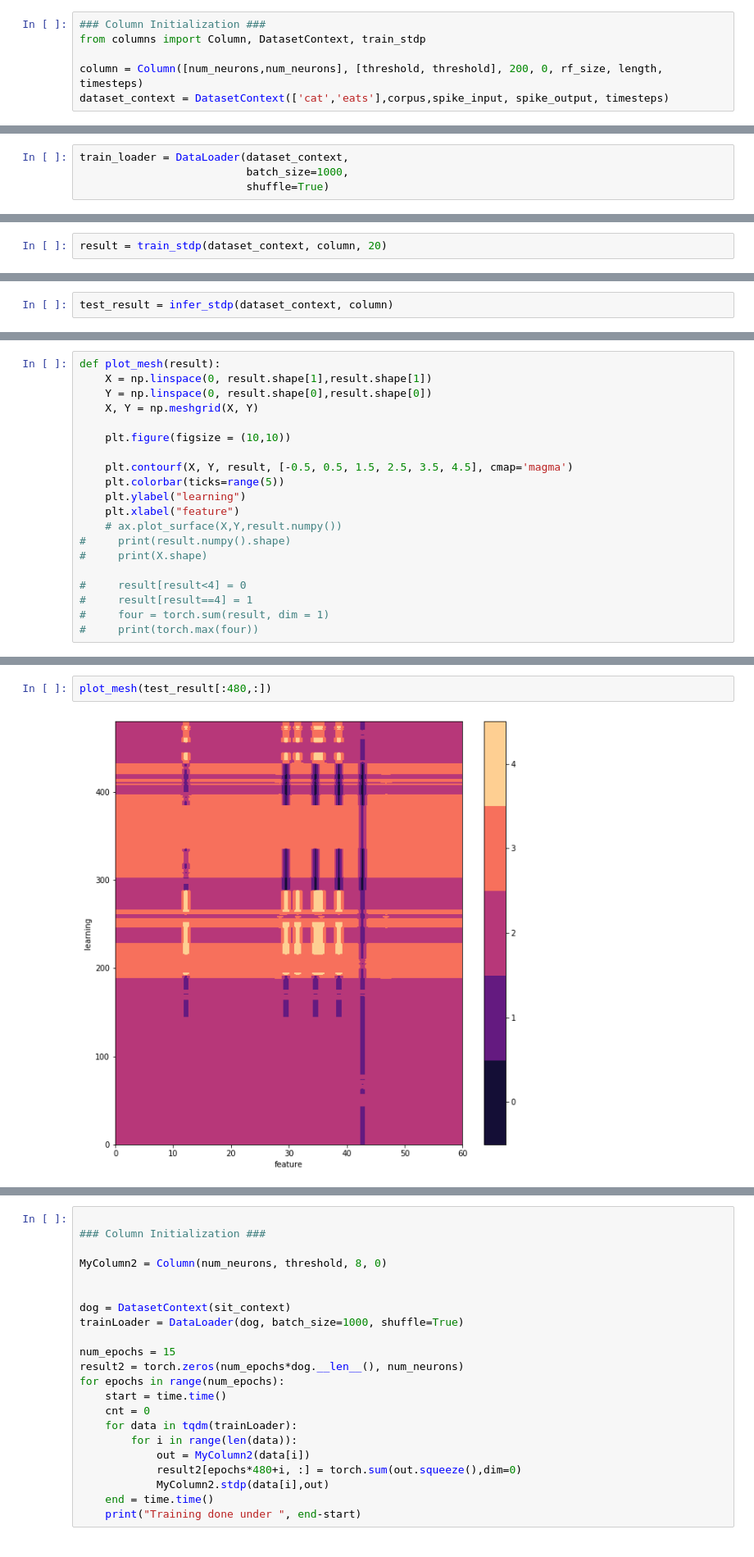
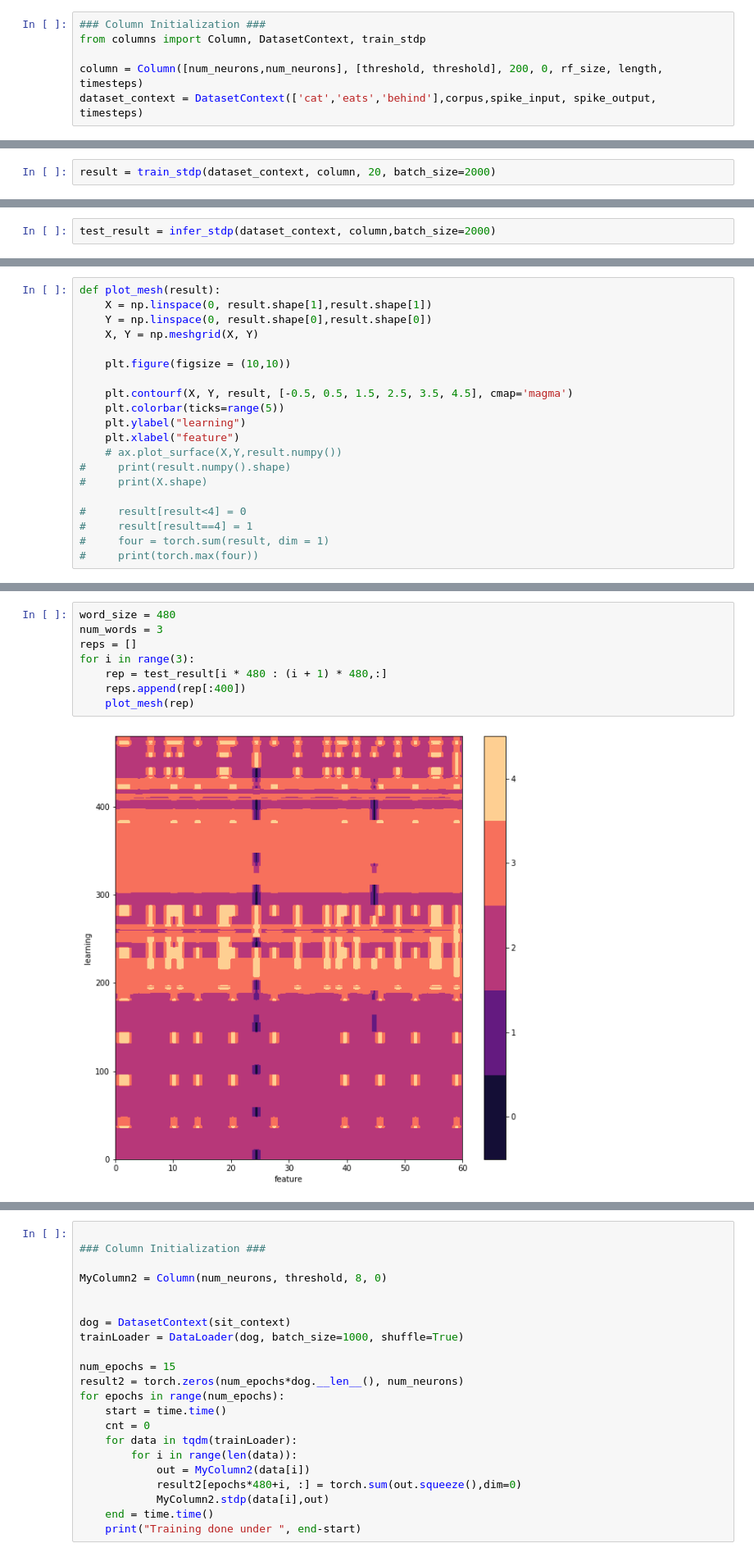
Before and after one commit to caleblu/18847_spring_2020, a Jupyter notebook: project/synthesized_data.ipynb, the cells around one changed output, grey strips where cells are left out. Shown at 82% size. Saved outputs shown, nothing was run; the diff lists cells and outputs as text.

```diff
--- a/project/synthesized_data.ipynb
+++ b/project/synthesized_data.ipynb
@@ -60,7 +78,7 @@ spike_input.shape
 from columns import Column, DatasetContext, train_stdp
 
 column = Column([num_neurons,num_neurons], [threshold, threshold], 200, 0, rf_size, length, timesteps)
-dataset_context = DatasetContext(['cat','eats'],corpus,spike_input, spike_output, timesteps)
+dataset_context = DatasetContext(['cat','eats','behind'],corpus,spike_input, spike_output, timesteps)
 # %%
 dataset_context.data_size
 # %% [output]
@@ -68,11 +86,7 @@ dataset_context.data_size
-# %%
-train_loader = DataLoader(dataset_context,
-                          batch_size=1000,
-                          shuffle=True)
 # %%
 # test_data = train_loader.dataset[0]
 # print(test_data.shape)
 # column(test_data)
 # %%
-result = train_stdp(dataset_context, column, 20)
+result = train_stdp(dataset_context, column, 20, batch_size=2000)
 # %% [output]
@@ -92,5 +97,5 @@ torch.Size([960, 4, 1, 4, 6])
 # %%
-test_result = infer_stdp(dataset_context, column)
+test_result = infer_stdp(dataset_context, column,batch_size=2000)
 # %%
 # sns.heatmap(test_result[:480,:])
 # %%
@@ -122,4 +123,10 @@ plot_mesh(test_result[480:,:])
-# %%
-plot_mesh(test_result[:480,:])
-# %% [output]
-[figure, removed]
+# %%
+word_size = 480
+num_words = 3
+reps = []
+for i in range(3):
+    rep = test_result[i * 480 : (i + 1) * 480,:]
+    reps.append(rep[:400])
+    plot_mesh(rep)
+# %% [output]
+[figure, added]
```
Also changed, not shown: parts of 6 cells of this notebook, 1 other file.
